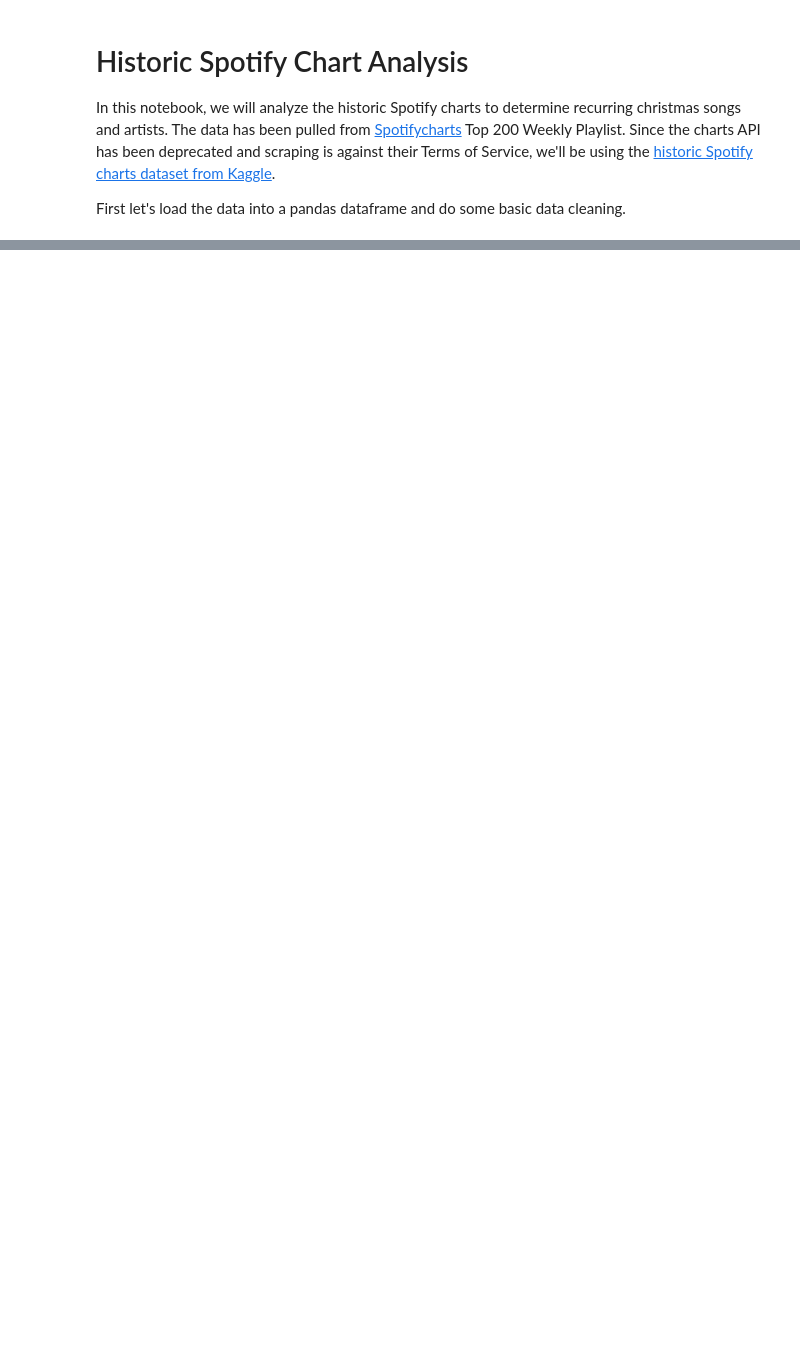
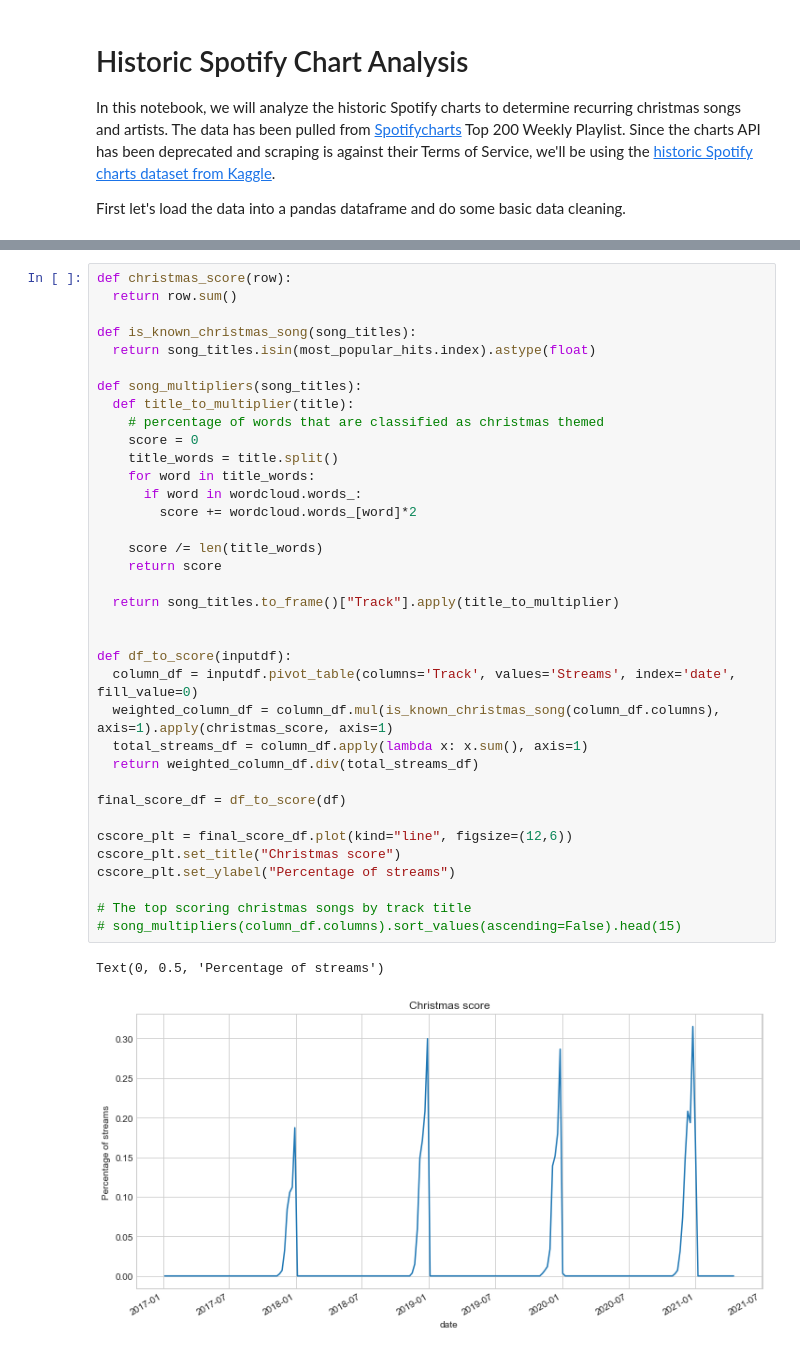
Before and after one commit to missing-user/christmasPredictor, a Jupyter notebook: .ipynb, the cells around one changed output, grey strips where cells are left out. Saved outputs shown, nothing was run; the diff lists cells and outputs as text; blank space fills up the shorter version.

```diff
--- a/.ipynb
+++ b/.ipynb
@@ -59,0 +115,39 @@ lastChristmas.plot(kind="line", subplots=True)
+# %%
+def christmas_score(row):
+  return row.sum()
+
+def is_known_christmas_song(song_titles):
+  return song_titles.isin(most_popular_hits.index).astype(float)
+
+def song_multipliers(song_titles):
+  def title_to_multiplier(title):
+    # percentage of words that are classified as christmas themed
+    score = 0
+    title_words = title.split()
+    for word in title_words:
+      if word in wordcloud.words_:
+        score += wordcloud.words_[word]*2
+
+    score /= len(title_words)
+    return score
+
+  return song_titles.to_frame()["Track"].apply(title_to_multiplier)
+
+
+def df_to_score(inputdf):
+  column_df = inputdf.pivot_table(columns='Track', values='Streams', index='date', fill_value=0)
+  weighted_column_df = column_df.mul(is_known_christmas_song(column_df.columns), axis=1).apply(christmas_score, axis=1)
+  total_streams_df = column_df.apply(lambda x: x.sum(), axis=1)
+  return weighted_column_df.div(total_streams_df)
+
+final_score_df = df_to_score(df)
+
+cscore_plt = final_score_df.plot(kind="line", figsize=(12,6))
+cscore_plt.set_title("Christmas score")
+cscore_plt.set_ylabel("Percentage of streams")
+
+# The top scoring christmas songs by track title
+# song_multipliers(column_df.columns).sort_values(ascending=False).head(15)
+# %% [output]
+Text(0, 0.5, 'Percentage of streams')
+[figure, added]
```
Also changed, not shown: parts of 13 cells of this notebook, 2 other files.
